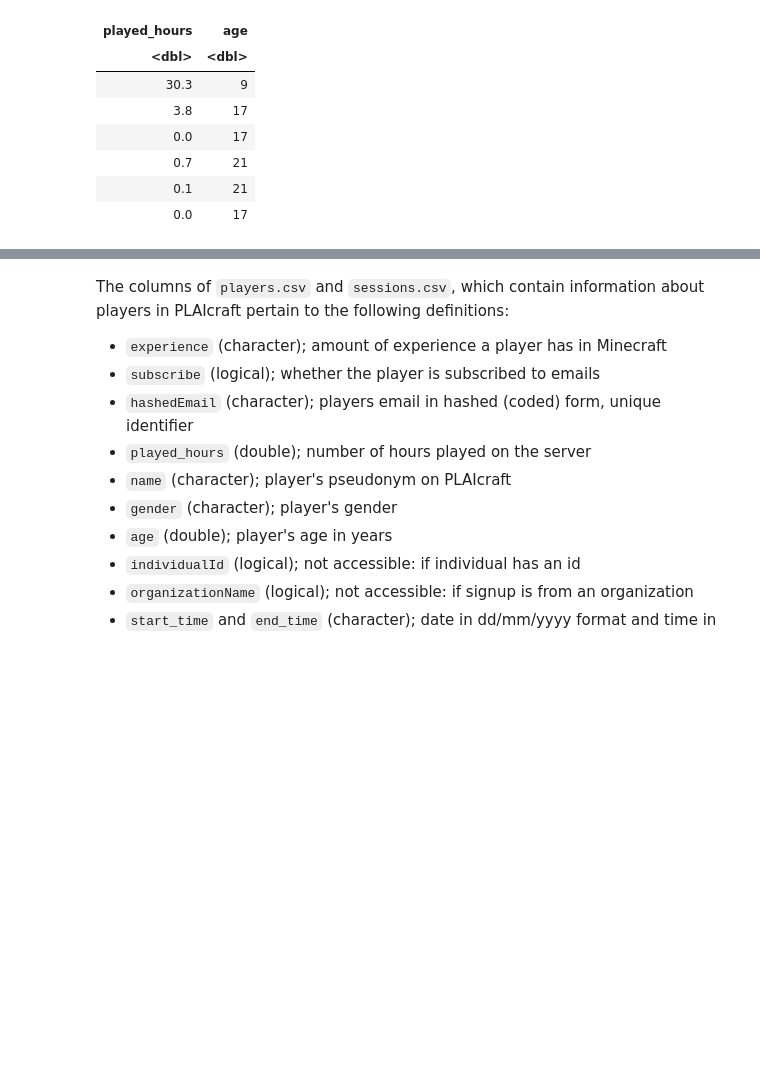
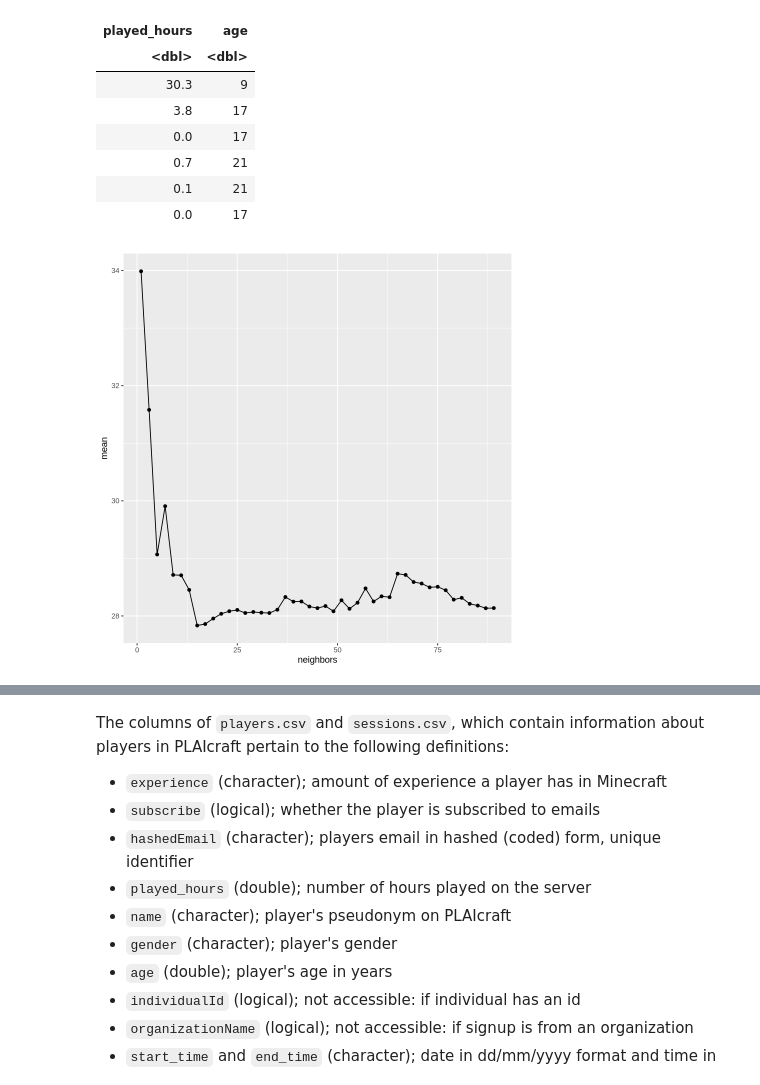
Before and after one commit to aishu-09/ds-project, a Jupyter notebook: final-report.ipynb, the cells around one changed output, grey strips where cells are left out. Saved outputs shown, nothing was run; the diff lists cells and outputs as text; code cells hidden in the pictures; blank space fills up the shorter version.

Commit message:
perform k-nn regression

```diff
--- a/final-report.ipynb
+++ b/final-report.ipynb
@@ -56,3 +32,48 @@ A tibble: 6 × 2
 | 0.7 | 21 |
 | 0.1 | 21 |
 | 0.0 | 17 |
+# %%
+set.seed(1)
+
+# split data into training and testing
+players_split <- initial_split(players, prop = 0.75, strata = played_hours)
+players_train <- training(players_split)
+players_test <- testing(players_split)
+# %%
+set.seed(1)
+
+# create recipe
+players_recipe <- recipe(played_hours ~ age, data = players_train) |>
+  step_scale(all_predictors()) |> # it is not necessary to standardize predictors as there is only one
+  step_center(all_predictors())   # but we have included it for good practice
+
+# create model specification
+players_spec <- nearest_neighbor(weight_func = "rectangular", neighbors = tune()) |>
+    set_engine("kknn") |>
+    set_mode("regression")
+
+# create 5-fold cross validation object
+players_vfold <- vfold_cv(players_train, v = 5, strata = played_hours)
+
+# create workflow
+players_wkflw <- workflow() |>
+  add_recipe(players_recipe) |>
+  add_model(players_spec)
+
+# create grid of possible k values
+gridvals <- tibble(neighbors = seq(from = 1, to = 90, by = 2))
+
+# tune the model and collect metrics
+players_results <- players_wkflw |>
+  tune_grid(resamples = players_vfold, grid = gridvals) |>
+  collect_metrics() |>
+  filter(.metric == "rmse")
+
+# visualize metrics
+plot_results <- players_results |>
+    ggplot(aes(x = neighbors, y = mean)) +
+        geom_point() +
+        geom_line()
+plot_results
+# %% [output]
+[figure, added]
```
Also changed, not shown: parts of 4 cells of this notebook.
